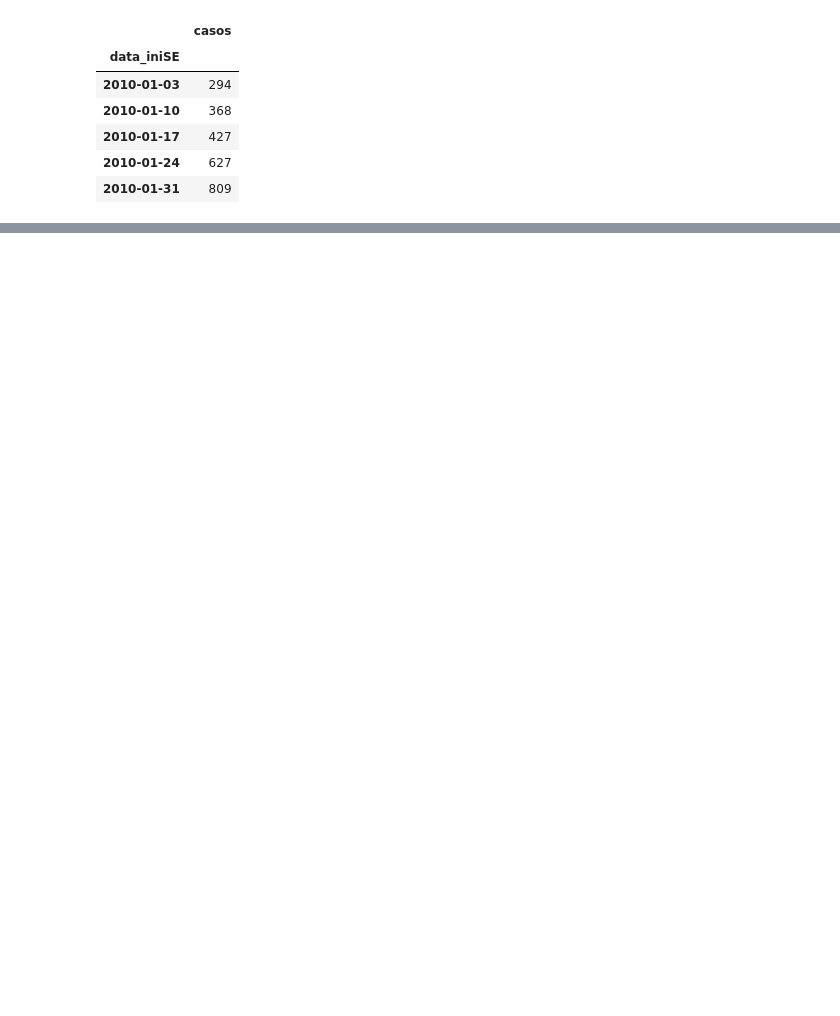
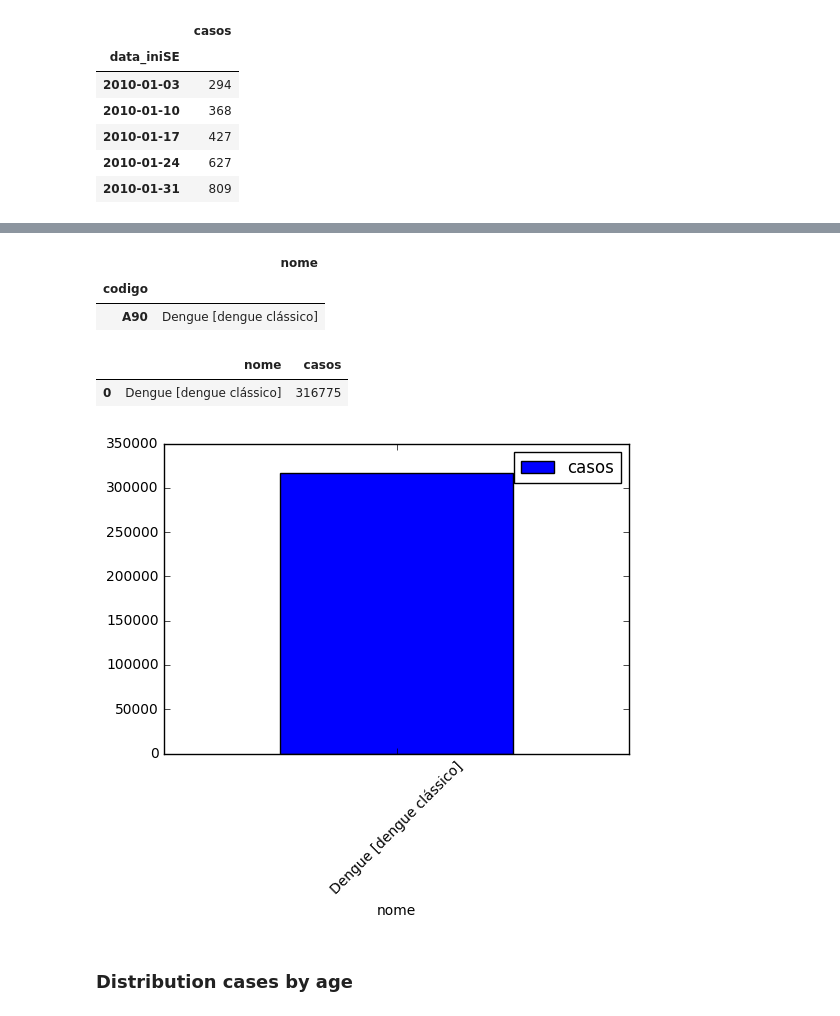
Before and after one commit to AlertaDengue/AlertaDengue, a Jupyter notebook: notebooks/Essay.ipynb, the cells around one changed output, grey strips where cells are left out. Cells and saved outputs as stored; diff of their text form; code cells hidden in the pictures; blank space fills up the shorter version.

```diff
--- a/notebooks/Essay.ipynb
+++ b/notebooks/Essay.ipynb
@@ -629,0 +601,50 @@ Categories,Casos
+# %%
+sql = '''
+SELECT * FROM "Dengue_global"."CID10"
+WHERE codigo IN ({})
+'''.format(','.join(["'{}'".format(k) for k in dbdata.CID10.values()]))
+
+df_cid10 = pd.read_sql(sql, engine, 'codigo')
+df_cid10
+# %% [output]
+|  | nome |
+| codigo |  |
+| A90 | Dengue [dengue clássico] |
+# %%
+uf = 'Paraná'
+
+sql = '''
+SELECT
+    COALESCE(cid10.nome, 'Não informado') AS nome,
+    count(id) AS casos
+FROM
+    "Municipio"."Notificacao" AS notif
+    INNER JOIN "Dengue_global"."Municipio" AS municipio
+      ON notif.municipio_geocodigo = municipio.geocodigo
+    LEFT JOIN "Dengue_global"."CID10" AS cid10
+      ON notif.cid10_codigo=cid10.codigo
+WHERE uf='{}' AND cid10.codigo IN ({})
+GROUP BY cid10.nome;
+'''.format(uf, ','.join(["'{}'".format(k) for k in dbdata.CID10.values()]))
+
+df_disease_dist = pd.read_sql(sql, engine)
+# %%
+dfs = [df_disease_dist]
+
+for k in df_cid10.nome.values:
+    if not k in df_disease_dist.nome.values:
+        dfs.append(pd.DataFrame({'nome': [k], 'casos': [0]}))
+# %%
+df_disease_dist = pd.concat(dfs)
+# %%
+display(df_disease_dist)
+
+df_disease_dist.set_index('nome', drop=True).plot(kind='bar')
+plt.xticks(rotation=45)
+plt.show()
+# %% [output]
+|  | nome | casos |
+| 0 | Dengue [dengue clássico] | 316775 |
+[figure, added]
+# %% [markdown]
+### Distribution cases by age
```
Also changed, not shown: parts of 20 cells of this notebook.
